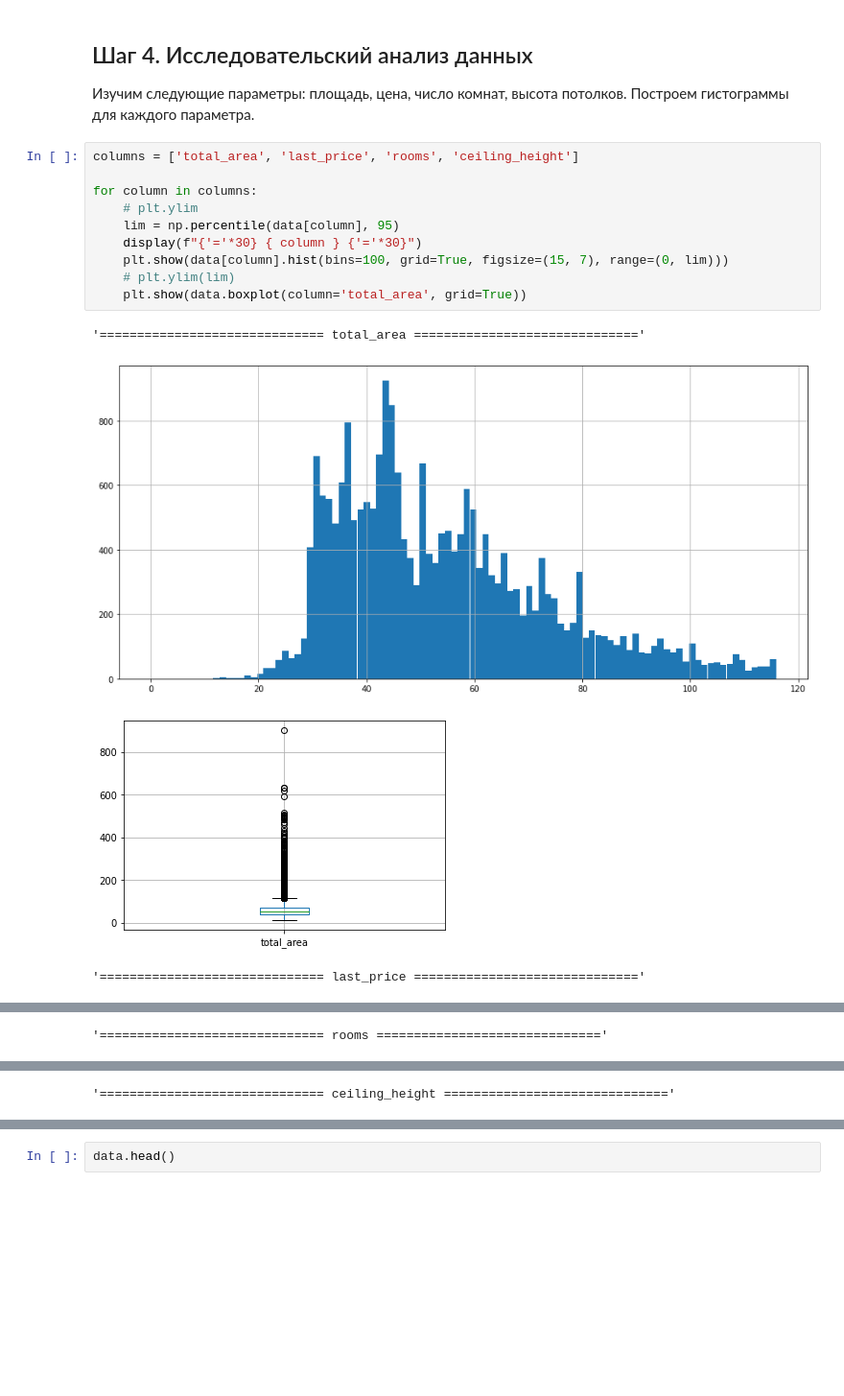
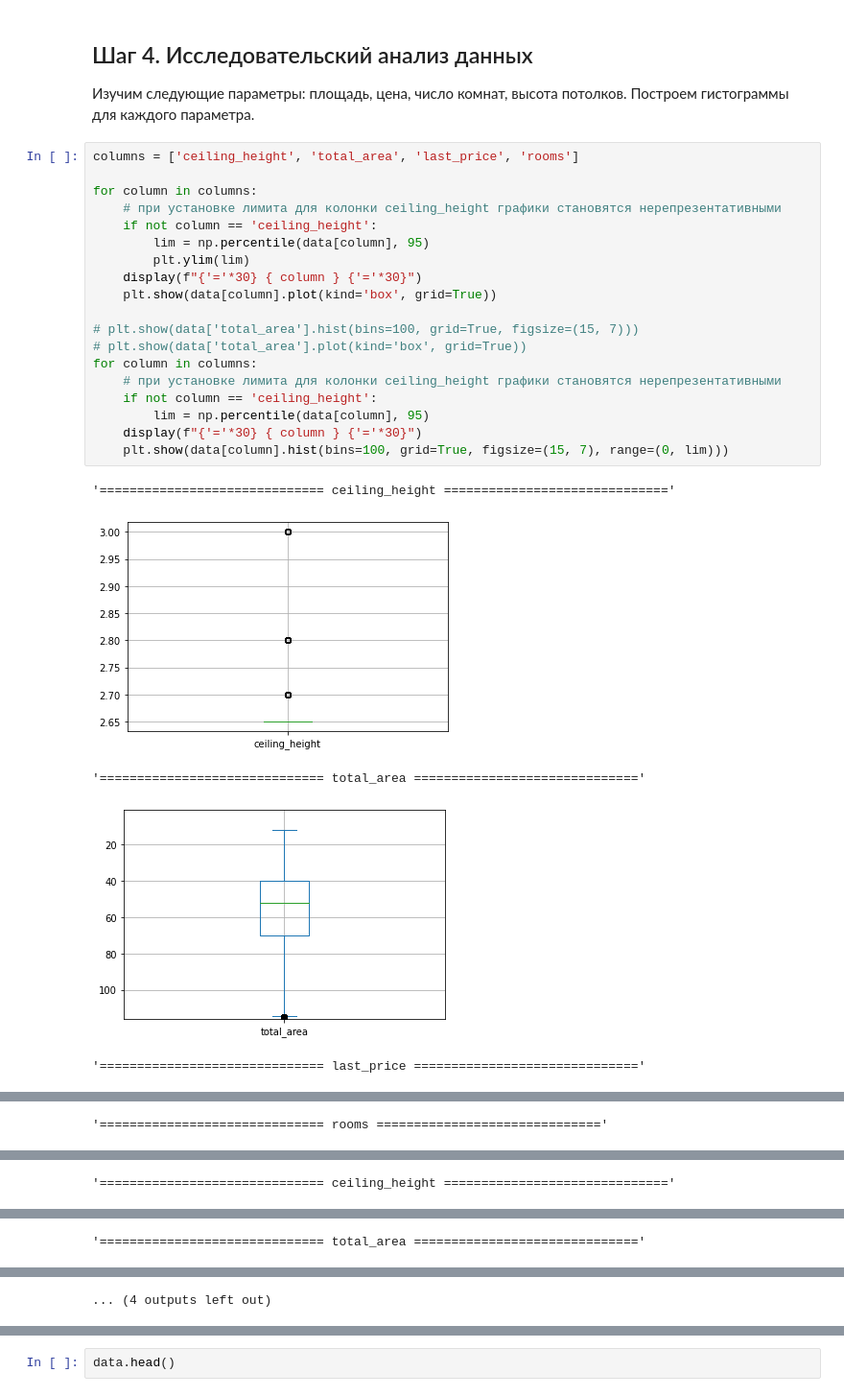
Before and after one commit to versus666jzx/practicum_ds, a Jupyter notebook: market_value_of_real_estate_research/notebooks/market_price.ipynb, the cells around one changed output, grey strips where cells are left out. Shown: that part at 96% size. Cells and saved outputs as stored; diff of their text form; blank space fills up the shorter version.

```diff
--- a/market_value_of_real_estate_research/notebooks/market_price.ipynb
+++ b/market_value_of_real_estate_research/notebooks/market_price.ipynb
@@ -407,17 +407,27 @@ data.head()
 
 Изучим следующие параметры: площадь, цена, число комнат, высота потолков. Построем гистограммы для каждого параметра.
 # %%
-columns = ['total_area', 'last_price', 'rooms', 'ceiling_height']
+columns = ['ceiling_height', 'total_area', 'last_price', 'rooms']
 
 for column in columns:
-    # plt.ylim
-    lim = np.percentile(data[column], 95)
+    # при установке лимита для колонки ceiling_height графики становятся нерепрезентативными
+    if not column == 'ceiling_height':
+        lim = np.percentile(data[column], 95)
+        plt.ylim(lim)
+    display(f"{'='*30} { column } {'='*30}")
+    plt.show(data[column].plot(kind='box', grid=True))
+
+# plt.show(data['total_area'].hist(bins=100, grid=True, figsize=(15, 7)))
+# plt.show(data['total_area'].plot(kind='box', grid=True))
+for column in columns:
+    # при установке лимита для колонки ceiling_height графики становятся нерепрезентативными
+    if not column == 'ceiling_height':
+        lim = np.percentile(data[column], 95)
     display(f"{'='*30} { column } {'='*30}")
     plt.show(data[column].hist(bins=100, grid=True, figsize=(15, 7), range=(0, lim)))
-    # plt.ylim(lim)
-    plt.show(data.boxplot(column='total_area', grid=True))
 # %% [output]
-'============================== total_area =============================='
+'============================== ceiling_height =============================='
-[figure, old version]
+[figure, new version]
+'============================== total_area =============================='
-[figure, old version]
+[figure, new version]
-'============================== last_price =============================='
+'============================== last_price =============================='
@@ -424,0 +435 @@ for column in columns:
+'============================== rooms =============================='
@@ -426 +437 @@ for column in columns:
-'============================== rooms =============================='
+'============================== ceiling_height =============================='
@@ -427,0 +439 @@ for column in columns:
+'============================== total_area =============================='
@@ -429 +440,0 @@ for column in columns:
-'============================== ceiling_height =============================='
@@ -432 +441,2 @@ for column in columns:
+... (4 outputs left out)
 # %% [markdown]
```
Also changed, not shown: parts of 13 cells of this notebook.
